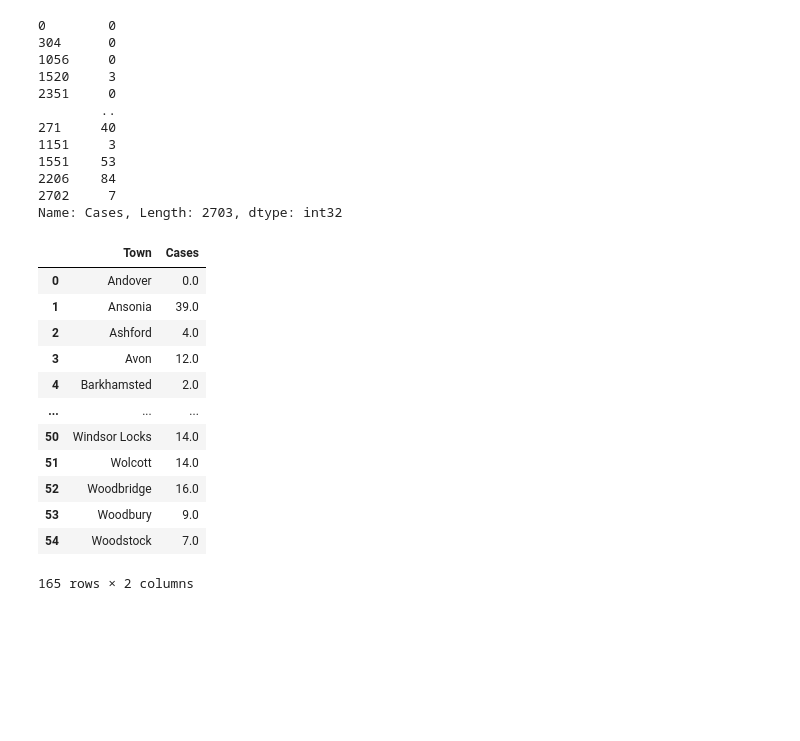
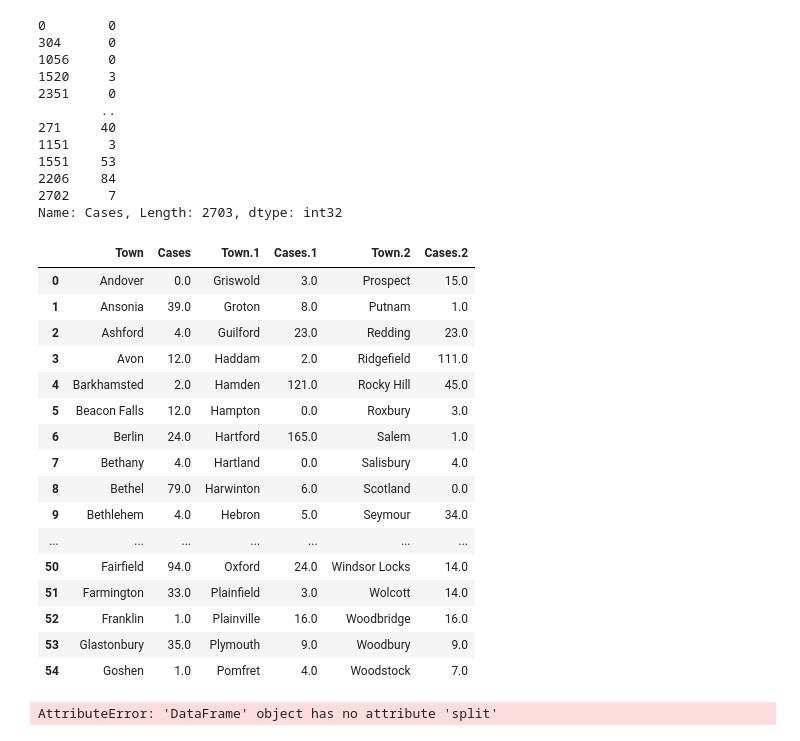
Before and after one commit to TC25/COVID19, a Jupyter notebook: Scraped/Creeatetimeenabledlayer.ipynb, the cells around one changed output. Cells and saved outputs as stored; diff of their text form; code cells hidden in the pictures; blank space fills up the shorter version.

```diff
--- a/Scraped/Creeatetimeenabledlayer.ipynb
+++ b/Scraped/Creeatetimeenabledlayer.ipynb
@@ -70,19 +70,27 @@ Fin['Cases']
 Name: Cases, Length: 2703, dtype: int32
 # %%
 Dat2=Dat[['Town','Cases']].append(Dat[['Town.1','Cases.1']].rename(columns={'Town.1': 'Town', 'Cases.1': 'Cases'})).append(Dat[['Town.2','Cases.2']].rename(columns={'Town.2': 'Town', 'Cases.2': 'Cases'}))
-# %%
-Dat2
-# %% [output]
-|  | Town | Cases |
-| 0 | Andover | 0.0 |
-| 1 | Ansonia | 39.0 |
-| 2 | Ashford | 4.0 |
-| 3 | Avon | 12.0 |
-| 4 | Barkhamsted | 2.0 |
-| ... | ... | ... |
-| 50 | Windsor Locks | 14.0 |
-| 51 | Wolcott | 14.0 |
-| 52 | Woodbridge | 16.0 |
-| 53 | Woodbury | 9.0 |
-| 54 | Woodstock | 7.0 |
-165 rows × 2 columns
+# %%
+Dat
+# %% [output]
+|  | Town | Cases | Town.1 | Cases.1 | Town.2 | Cases.2 |
+| 0 | Andover | 0.0 | Griswold | 3.0 | Prospect | 15.0 |
+| 1 | Ansonia | 39.0 | Groton | 8.0 | Putnam | 1.0 |
+| 2 | Ashford | 4.0 | Guilford | 23.0 | Redding | 23.0 |
+| 3 | Avon | 12.0 | Haddam | 2.0 | Ridgefield | 111.0 |
+| 4 | Barkhamsted | 2.0 | Hamden | 121.0 | Rocky Hill | 45.0 |
+| 5 | Beacon Falls | 12.0 | Hampton | 0.0 | Roxbury | 3.0 |
+| 6 | Berlin | 24.0 | Hartford | 165.0 | Salem | 1.0 |
+| 7 | Bethany | 4.0 | Hartland | 0.0 | Salisbury | 4.0 |
+| 8 | Bethel | 79.0 | Harwinton | 6.0 | Scotland | 0.0 |
+| 9 | Bethlehem | 4.0 | Hebron | 5.0 | Seymour | 34.0 |
+| ... | ... | ... | ... | ... | ... | ... |
+| 50 | Fairfield | 94.0 | Oxford | 24.0 | Windsor Locks | 14.0 |
+| 51 | Farmington | 33.0 | Plainfield | 3.0 | Wolcott | 14.0 |
+| 52 | Franklin | 1.0 | Plainville | 16.0 | Woodbridge | 16.0 |
+| 53 | Glastonbury | 35.0 | Plymouth | 9.0 | Woodbury | 9.0 |
+| 54 | Goshen | 1.0 | Pomfret | 4.0 | Woodstock | 7.0 |
+# %%
+Dat=pd.read_csv('Extracted/4072020.csv', sep="|").split(',')
+# %% [output]
+AttributeError: 'DataFrame' object has no attribute 'split'
```
Also changed, not shown: parts of 1 cell of this notebook, 5 other files.
